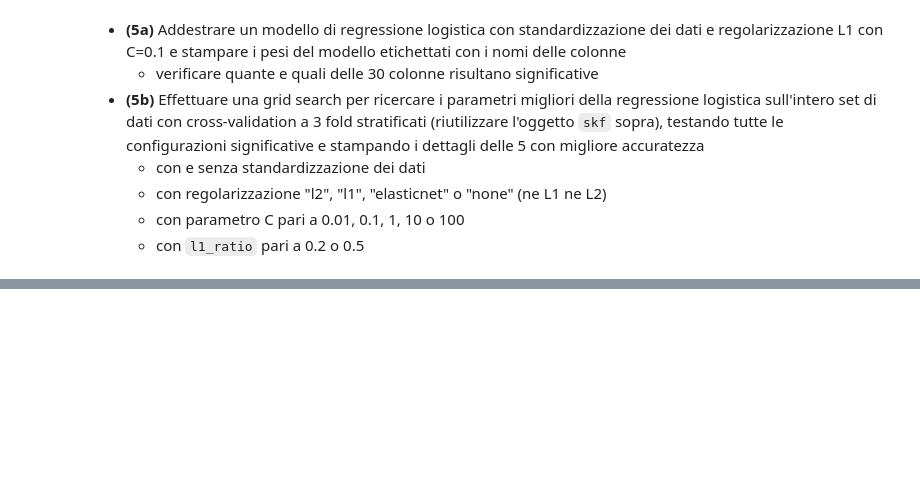
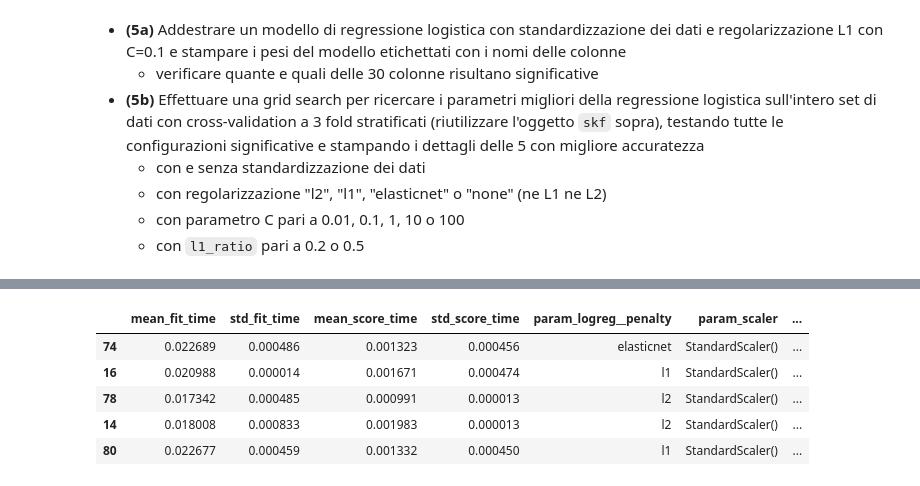
Before and after one commit to FedericoCampanozzi/Uni_Courses_Python, a Jupyter notebook: DataIntensive/13.ClassificazioneCelluleBM/ClassificazioneCelluleBM.ipynb, the cells around one changed output, grey strips where cells are left out. Cells and saved outputs as stored; diff of their text form; code cells hidden in the pictures; blank space fills up the shorter version.

```diff
--- a/DataIntensive/13.ClassificazioneCelluleBM/ClassificazioneCelluleBM.ipynb
+++ b/DataIntensive/13.ClassificazioneCelluleBM/ClassificazioneCelluleBM.ipynb
@@ -887,0 +908,7 @@ from sklearn.pipeline import Pipeline
+# %%
+model = Pipeline([
+    ("scaler", StandardScaler()),
+    ("logreg", LogisticRegression(solver="saga",random_state=42,penalty="l1",C=0.1))
+])
+model.fit(X, y);
+pd.Series(model.named_steps["logreg"].coef_[0], index=X.columns)
@@ -887,0 +933,32 @@ from sklearn.pipeline import Pipeline
+# %%
+model = Pipeline([
+    ("scaler", None),
+    ("logreg", LogisticRegression(solver="saga",random_state=42))
+])
+grid = [
+    {
+        "scaler" : [StandardScaler(), None],
+        "logreg__penalty" : ["none"]
+    },
+    {
+        "scaler" : [StandardScaler(), None],
+        "logreg__penalty" : ["l2", "l1"],
+        "logreg__C" : [0.01,0.1,1,10,100]
+    },
+    {
+        "scaler" : [StandardScaler(), None],
+        "logreg__penalty" : ["l2", "l1", "elasticnet", "none"],
+        "logreg__C" : [0.01,0.1,1,10,100],
+        "logreg__l1_ratio" : [0.2,0.5]
+    },
+]
+gs = GridSearchCV(model, grid, cv=skf)
+gs.fit(X,y)
+pd.DataFrame(gs.cv_results_).sort_values("rank_test_score").head(5)
+# %% [output]
+|  | mean_fit_time | std_fit_time | mean_score_time | std_score_time | param_logreg__penalty | param_scaler | ... |
+| 74 | 0.022689 | 0.000486 | 0.001323 | 0.000456 | elasticnet | StandardScaler() | ... |
+| 16 | 0.020988 | 0.000014 | 0.001671 | 0.000474 | l1 | StandardScaler() | ... |
+| 78 | 0.017342 | 0.000485 | 0.000991 | 0.000013 | l2 | StandardScaler() | ... |
+| 14 | 0.018008 | 0.000833 | 0.001983 | 0.000013 | l2 | StandardScaler() | ... |
+| 80 | 0.022677 | 0.000459 | 0.001332 | 0.000450 | l1 | StandardScaler() | ... |
```
Also changed, not shown: parts of 8 cells of this notebook.
